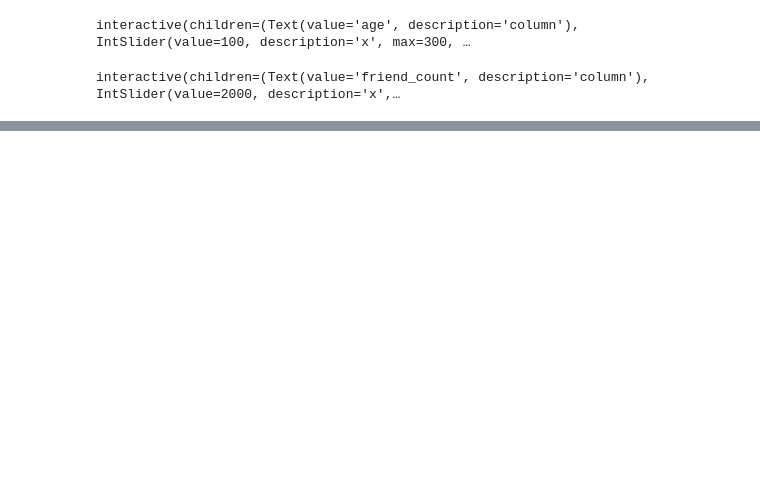
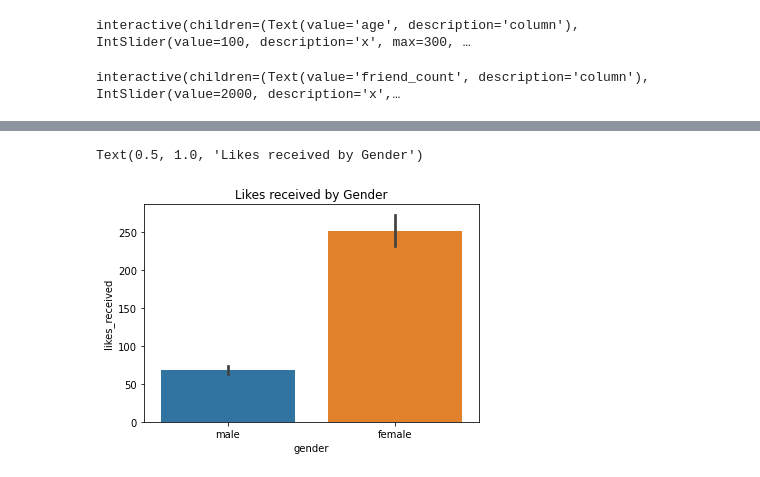
Before and after one commit to Themoonflow/DataMeshNetwork, a Jupyter notebook: SQL_InterAct.ipynb, the cells around one changed output, grey strips where cells are left out. Cells and saved outputs as stored; diff of their text form; code cells hidden in the pictures; blank space fills up the shorter version.

```diff
--- a/SQL_InterAct.ipynb
+++ b/SQL_InterAct.ipynb
@@ -76,0 +97,6 @@ interactive(children=(Text(value='friend_count', description='column'), IntSlide
+# %%
+ax =sb.barplot(x='gender', y='likes_received', data=fbData)
+ax.set_title('Likes received by Gender')
+# %% [output]
+Text(0.5, 1.0, 'Likes received by Gender')
+[figure, added]
```
Also changed, not shown: parts of 7 cells of this notebook.
